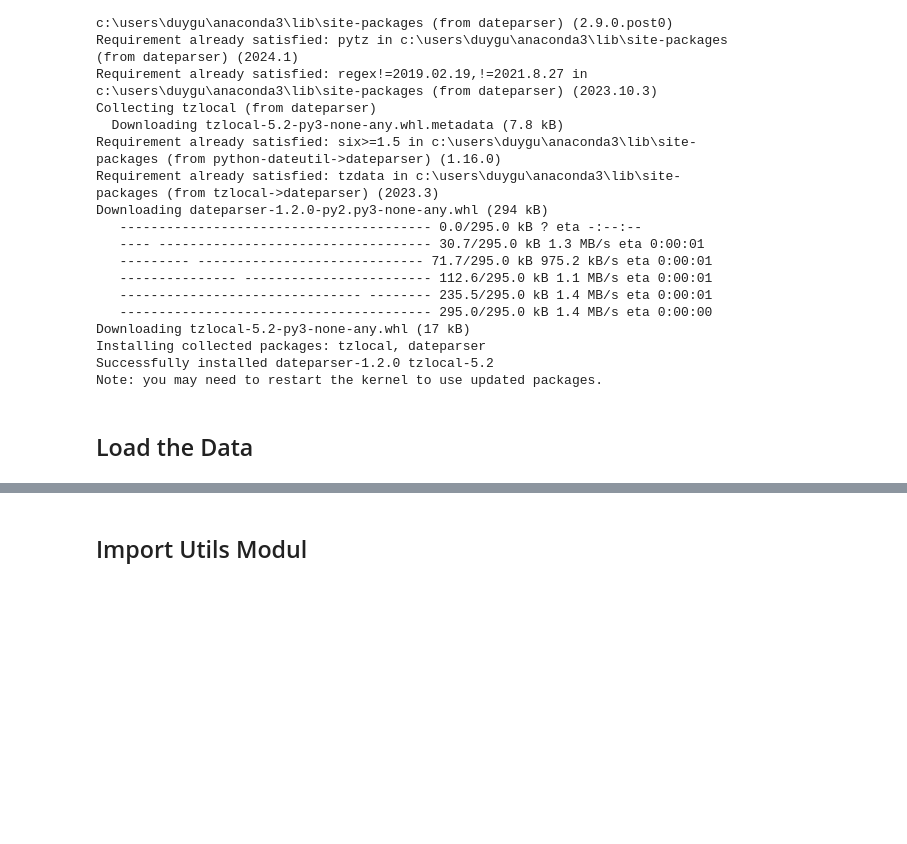
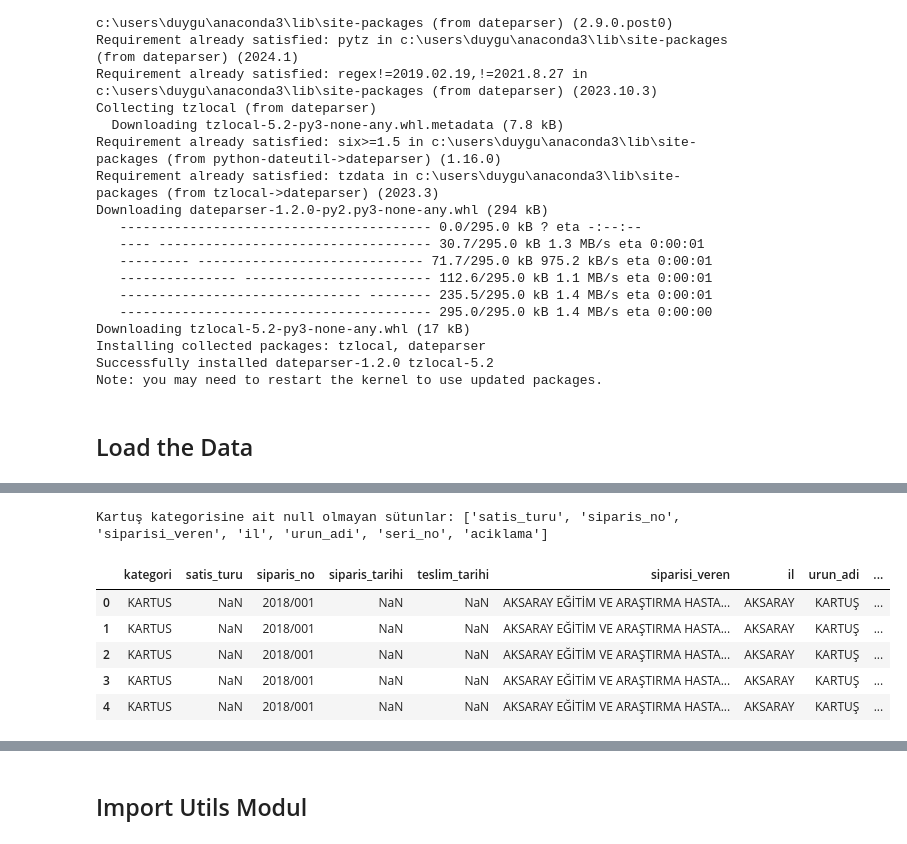
Before and after one commit to Duygu-Jones/LLM_Playground, a Jupyter notebook: 01_EDA/FEATURES/04_Siparis_Teslim_IrsaliyeDate_TeslimSure/Duygu/Duygu_EDA_NOTEBOOK.ipynb, the cells around one changed output, grey strips where cells are left out. Saved outputs shown, nothing was run; the diff lists cells and outputs as text; code cells hidden in the pictures; blank space fills up the shorter version.

```diff
--- a/01_EDA/FEATURES/04_Siparis_Teslim_IrsaliyeDate_TeslimSure/Duygu/Duygu_EDA_NOTEBOOK.ipynb
+++ b/01_EDA/FEATURES/04_Siparis_Teslim_IrsaliyeDate_TeslimSure/Duygu/Duygu_EDA_NOTEBOOK.ipynb
@@ -106,0 +129,5 @@ df.head(2)
+# %%
+# 'KARTUS' kategorisini ekle
+df_kartus = df[df['kategori'] == 'KARTUS']
+
+df_kartus.head(2)
@@ -106,0 +138,22 @@ df.head(2)
+# %%
+# 'kartuş' kategorinin sutunlari
+kartus_columns = [col for col in df.columns if df[col].notna().any() and df[col].astype(str).str.contains('kartuş', case=False, na=False).any()]
+
+# Sonuçları görüntüleme
+print("Kartuş kategorisine ait null olmayan sütunlar:", kartus_columns)
+# %% [output]
+Kartuş kategorisine ait null olmayan sütunlar: ['satis_turu', 'siparis_no', 'siparisi_veren', 'il', 'urun_adi', 'seri_no', 'aciklama']
+# %%
+# KARTUS ta bulunan sutunlar
+df_kartus = df_kartus[[
+    'kategori', 'satis_turu', 'siparis_no', 'siparis_tarihi', 'teslim_tarihi', 'siparisi_veren',
+    'il', 'urun_adi', 'seri_no', 'aciklama', 'solusyon_fatura', 'bidon_acilisi'
+]]
+df_kartus.head()
+# %% [output]
+|  | kategori | satis_turu | siparis_no | siparis_tarihi | teslim_tarihi | siparisi_veren | il | urun_adi | ... |
+| 0 | KARTUS | NaN | 2018/001 | NaN | NaN | AKSARAY EĞİTİM VE ARAŞTIRMA HASTA... | AKSARAY | KARTUŞ | ... |
+| 1 | KARTUS | NaN | 2018/001 | NaN | NaN | AKSARAY EĞİTİM VE ARAŞTIRMA HASTA... | AKSARAY | KARTUŞ | ... |
+| 2 | KARTUS | NaN | 2018/001 | NaN | NaN | AKSARAY EĞİTİM VE ARAŞTIRMA HASTA... | AKSARAY | KARTUŞ | ... |
+| 3 | KARTUS | NaN | 2018/001 | NaN | NaN | AKSARAY EĞİTİM VE ARAŞTIRMA HASTA... | AKSARAY | KARTUŞ | ... |
+| 4 | KARTUS | NaN | 2018/001 | NaN | NaN | AKSARAY EĞİTİM VE ARAŞTIRMA HASTA... | AKSARAY | KARTUŞ | ... |
```
Also changed, not shown: parts of 17 cells of this notebook, 4 other files.
